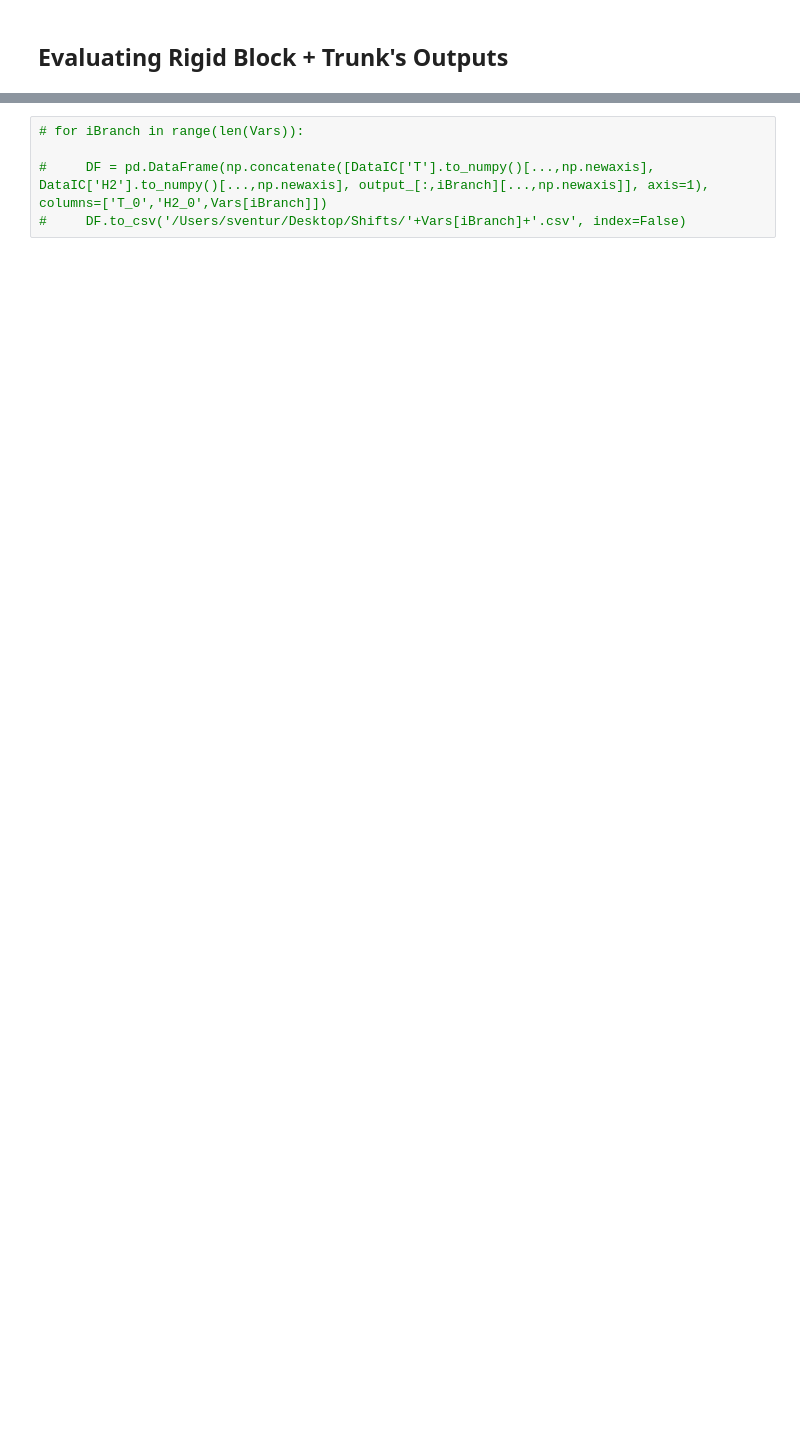
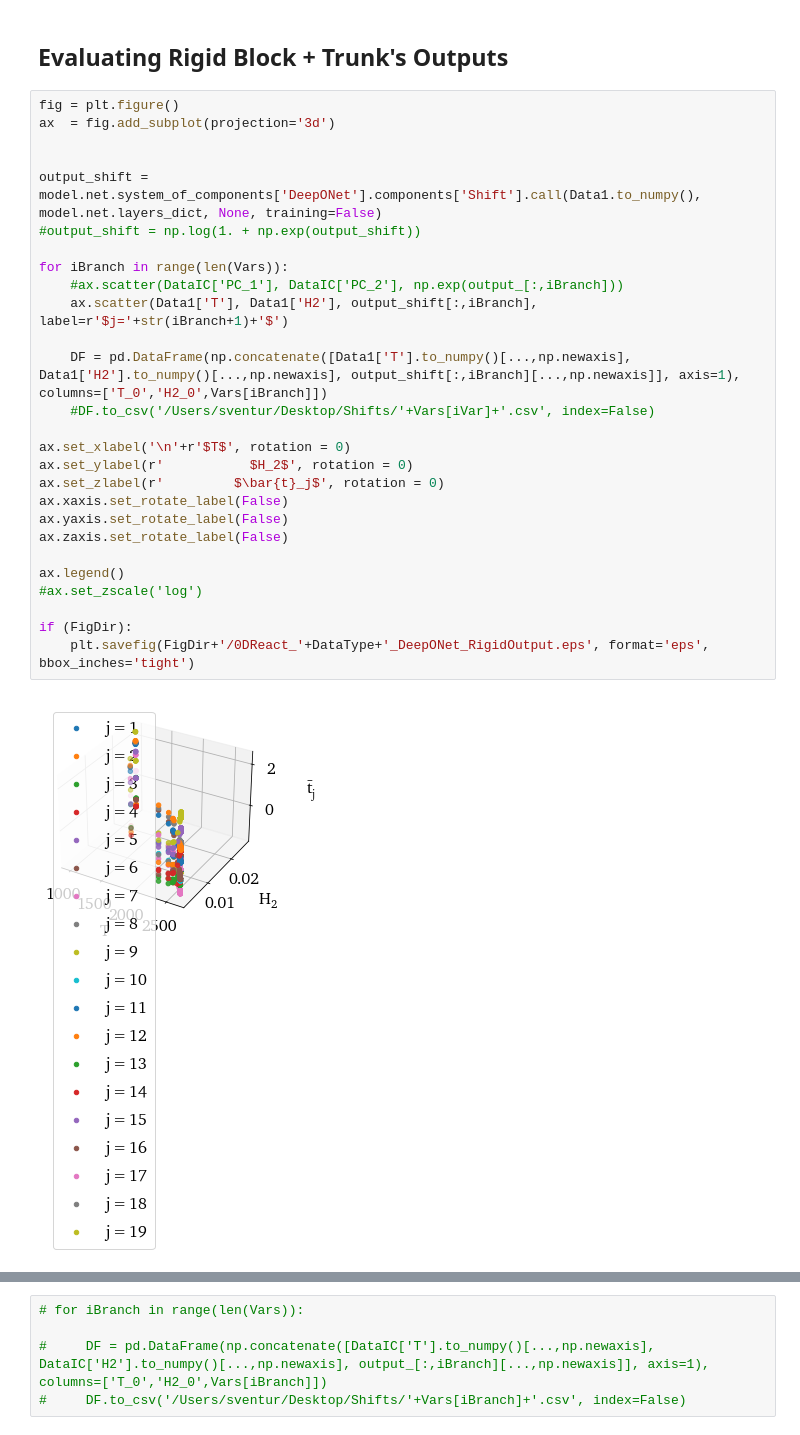
Before and after one commit to sandialabs/romnet, a Jupyter notebook: scripts/postprocessing/0DReactor/DeepONet/Predict_DeepONet_Orig_Slices.ipynb, the cells around one changed output, grey strips where cells are left out. Drawn from its saved outputs; the diff is of its cells as text; blank space fills up the shorter version.

```diff
--- a/scripts/postprocessing/0DReactor/DeepONet/Predict_DeepONet_Orig_Slices.ipynb
+++ b/scripts/postprocessing/0DReactor/DeepONet/Predict_DeepONet_Orig_Slices.ipynb
@@ -423,5 +427,34 @@ KeyError: 'T'
 # %% [markdown]
 ## Evaluating Rigid Block + Trunk's Outputs
+# %%
+fig = plt.figure()
+ax  = fig.add_subplot(projection='3d')
+
+
+output_shift = model.net.system_of_components['DeepONet'].components['Shift'].call(Data1.to_numpy(), model.net.layers_dict, None, training=False)
+#output_shift = np.log(1. + np.exp(output_shift))
+
+for iBranch in range(len(Vars)):
+    #ax.scatter(DataIC['PC_1'], DataIC['PC_2'], np.exp(output_[:,iBranch]))
+    ax.scatter(Data1['T'], Data1['H2'], output_shift[:,iBranch], label=r'$j='+str(iBranch+1)+'$')
+
+    DF = pd.DataFrame(np.concatenate([Data1['T'].to_numpy()[...,np.newaxis], Data1['H2'].to_numpy()[...,np.newaxis], output_shift[:,iBranch][...,np.newaxis]], axis=1), columns=['T_0','H2_0',Vars[iBranch]])
+    #DF.to_csv('/Users/sventur/Desktop/Shifts/'+Vars[iVar]+'.csv', index=False)
+
+ax.set_xlabel('\n'+r'$T$', rotation = 0)
+ax.set_ylabel(r'           $H_2$', rotation = 0)
+ax.set_zlabel(r'         $\bar{t}_j$', rotation = 0)
+ax.xaxis.set_rotate_label(False)
+ax.yaxis.set_rotate_label(False)
+ax.zaxis.set_rotate_label(False)
+
+ax.legend()
+#ax.set_zscale('log')
+
+if (FigDir):
+    plt.savefig(FigDir+'/0DReact_'+DataType+'_DeepONet_RigidOutput.eps', format='eps', bbox_inches='tight')
+# %% [output]
+[figure, added]
 # %%
 fig = plt.figure()
 ax  = fig.add_subplot(projection='3d')
```
Also changed, not shown: parts of 13 cells of this notebook, 12 other files.
